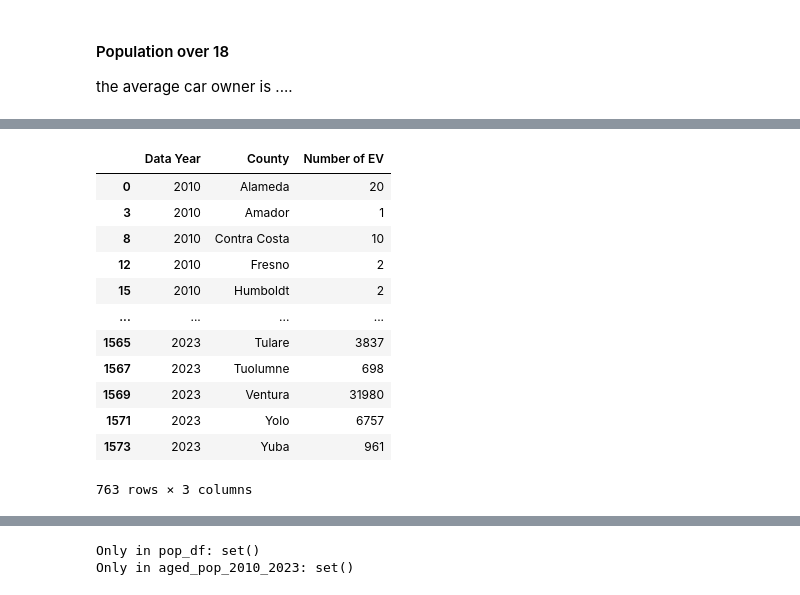
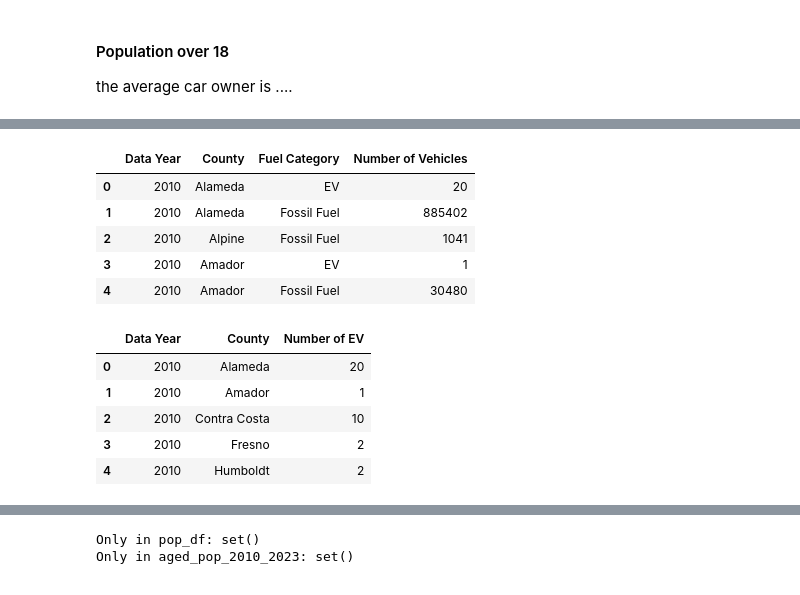
Before and after one commit to kellerl7/SIADS_Milestone_1, a Jupyter notebook: 19-btschmid-claris-lucaskel-kr_backup.ipynb, the cells around one changed output, grey strips where cells are left out. Cells and saved outputs as stored; diff of their text form; code cells hidden in the pictures.

```diff
--- a/19-btschmid-claris-lucaskel-kr_backup.ipynb
+++ b/19-btschmid-claris-lucaskel-kr_backup.ipynb
@@ -642,20 +672,23 @@ aged_pop_2010_2023
+# %%
+fueltype_per_countyyear_totals_df.head()
+# %% [output]
+|  | Data Year | County | Fuel Category | Number of Vehicles |
+| 0 | 2010 | Alameda | EV | 20 |
+| 1 | 2010 | Alameda | Fossil Fuel | 885402 |
+| 2 | 2010 | Alpine | Fossil Fuel | 1041 |
+| 3 | 2010 | Amador | EV | 1 |
+| 4 | 2010 | Amador | Fossil Fuel | 30480 |
 # %%
-# Let's select only Electric Vehicles to see if higher EV values result in lower PM 2.5 Emissions
+# Creating '[Number of EVs'] column from fueltype_per_countyyear_totals_df
 df_ev_vehicles = fueltype_per_countyyear_totals_df[fueltype_per_countyyear_totals_df['Fuel Category'] == 'EV']
 df_ev_vehicles = df_ev_vehicles.rename(columns={'Number of Vehicles': 'Number of EV'})
 df_ev_vehicles = df_ev_vehicles.drop(columns=['Fuel Category'])
-df_ev_vehicles
+df_ev_vehicles = df_ev_vehicles.reset_index(drop=True)
+df_ev_vehicles.head()
 # %% [output]
 |  | Data Year | County | Number of EV |
 | 0 | 2010 | Alameda | 20 |
-| 3 | 2010 | Amador | 1 |
-| 8 | 2010 | Contra Costa | 10 |
-| 12 | 2010 | Fresno | 2 |
-| 15 | 2010 | Humboldt | 2 |
-| ... | ... | ... | ... |
-| 1565 | 2023 | Tulare | 3837 |
-| 1567 | 2023 | Tuolumne | 698 |
-| 1569 | 2023 | Ventura | 31980 |
-| 1571 | 2023 | Yolo | 6757 |
-| 1573 | 2023 | Yuba | 961 |
+| 1 | 2010 | Amador | 1 |
+| 2 | 2010 | Contra Costa | 10 |
+| 3 | 2010 | Fresno | 2 |
+| 4 | 2010 | Humboldt | 2 |
-763 rows × 3 columns
```
Also changed, not shown: parts of 49 cells of this notebook, 2 other files.
